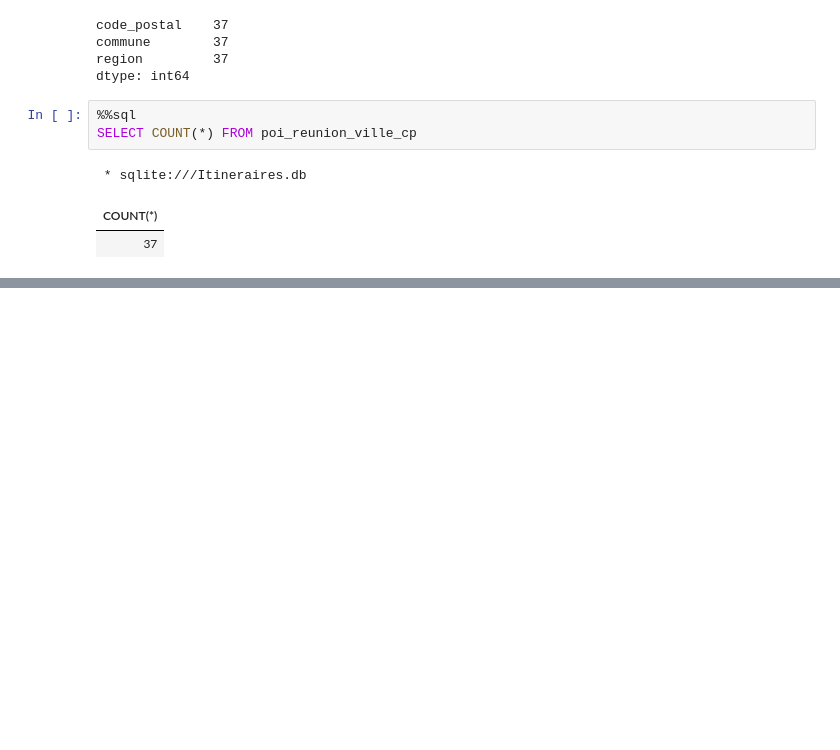
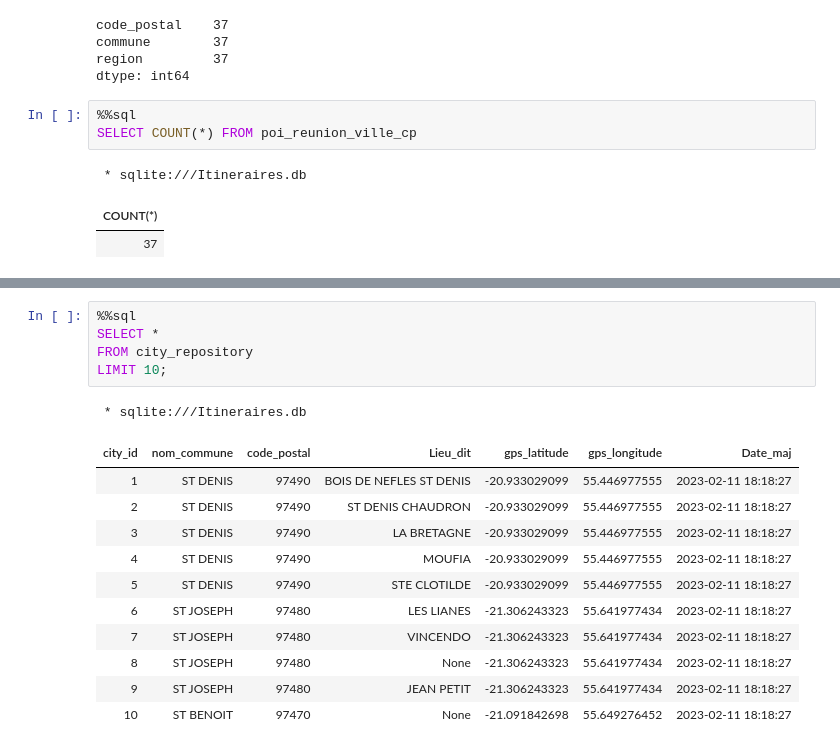
Before and after one commit to OlivierDataS/github_actions, a Jupyter notebook: Projet_Sql.ipynb, the cells around one changed output, grey strips where cells are left out. Saved outputs shown, nothing was run; the diff lists cells and outputs as text; blank space fills up the shorter version.

```diff
--- a/Projet_Sql.ipynb
+++ b/Projet_Sql.ipynb
@@ -388,0 +565,18 @@ SELECT COUNT(*) FROM poi_reunion_ville_cp
+# %%
+%%sql
+SELECT *
+FROM city_repository
+LIMIT 10;
+# %% [output]
+ * sqlite:///Itineraires.db
+| city_id | nom_commune | code_postal | Lieu_dit | gps_latitude | gps_longitude | Date_maj |
+| 1 | ST DENIS | 97490 | BOIS DE NEFLES ST DENIS | -20.933029099 | 55.446977555 | 2023-02-11 18:18:27 |
+| 2 | ST DENIS | 97490 | ST DENIS CHAUDRON | -20.933029099 | 55.446977555 | 2023-02-11 18:18:27 |
+| 3 | ST DENIS | 97490 | LA BRETAGNE | -20.933029099 | 55.446977555 | 2023-02-11 18:18:27 |
+| 4 | ST DENIS | 97490 | MOUFIA | -20.933029099 | 55.446977555 | 2023-02-11 18:18:27 |
+| 5 | ST DENIS | 97490 | STE CLOTILDE | -20.933029099 | 55.446977555 | 2023-02-11 18:18:27 |
+| 6 | ST JOSEPH | 97480 | LES LIANES | -21.306243323 | 55.641977434 | 2023-02-11 18:18:27 |
+| 7 | ST JOSEPH | 97480 | VINCENDO | -21.306243323 | 55.641977434 | 2023-02-11 18:18:27 |
+| 8 | ST JOSEPH | 97480 | None | -21.306243323 | 55.641977434 | 2023-02-11 18:18:27 |
+| 9 | ST JOSEPH | 97480 | JEAN PETIT | -21.306243323 | 55.641977434 | 2023-02-11 18:18:27 |
+| 10 | ST BENOIT | 97470 | None | -21.091842698 | 55.649276452 | 2023-02-11 18:18:27 |
```
Also changed, not shown: parts of 81 cells of this notebook.
